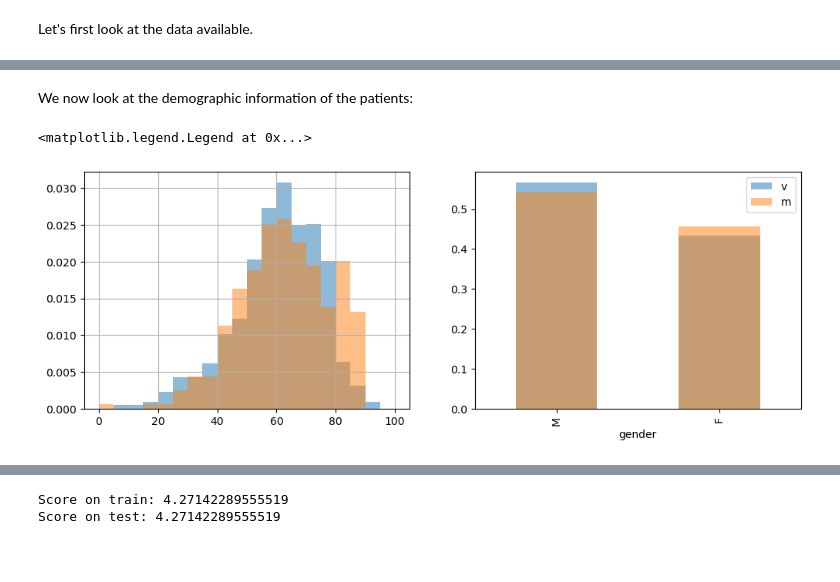
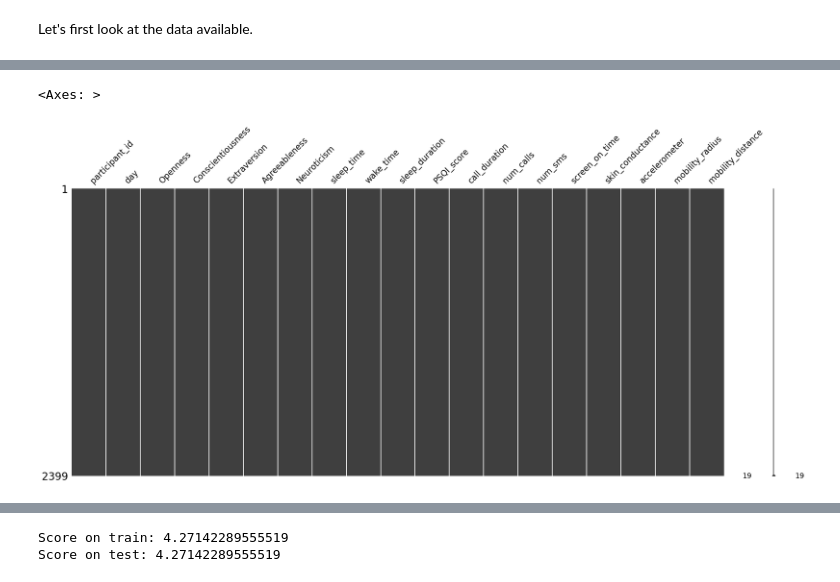
Before and after one commit to mittenover/Data_camp_final, a Jupyter notebook: stress_estimation_starting_kit.ipynb, the cells around one changed output, grey strips where cells are left out. Drawn from its saved outputs; the diff is of its cells as text; code cells hidden in the pictures; blank space fills up the shorter version.

```diff
--- a/stress_estimation_starting_kit.ipynb
+++ b/stress_estimation_starting_kit.ipynb
@@ -115,19 +92,5 @@ There are 1203 unique subjects in the train set.
-# %% [markdown]
-
-We now look at the demographic information of the patients:
-# %%
-fig, axes = plt.subplots(1, 2, figsize=(12, 4))
-bins = np.linspace(0, 100, 21)
-for i, domain in enumerate(["v", "m"]):
-    X_ = X_df.query("domain == @domain")
-    X_["age"].hist(
-        ax=axes[0], bins=bins, density=True, alpha=0.5,
-        label=domain, color=f"C{i}"
-    )
-    (X_["gender"].value_counts() / len(X_)).plot(
-        kind="bar", ax=axes[1], label=domain, alpha=0.5, color=f"C{i}"
-    )
-plt.legend()
-# %% [output]
-<matplotlib.legend.Legend at 0x...>
-[figure, removed]
+# %%
+msno.matrix(X_df) # Visualize missing values as a matrix
+# %% [output]
+<Axes: >
+[figure, added]
```
Also changed, not shown: parts of 21 cells of this notebook, 1 other file.
